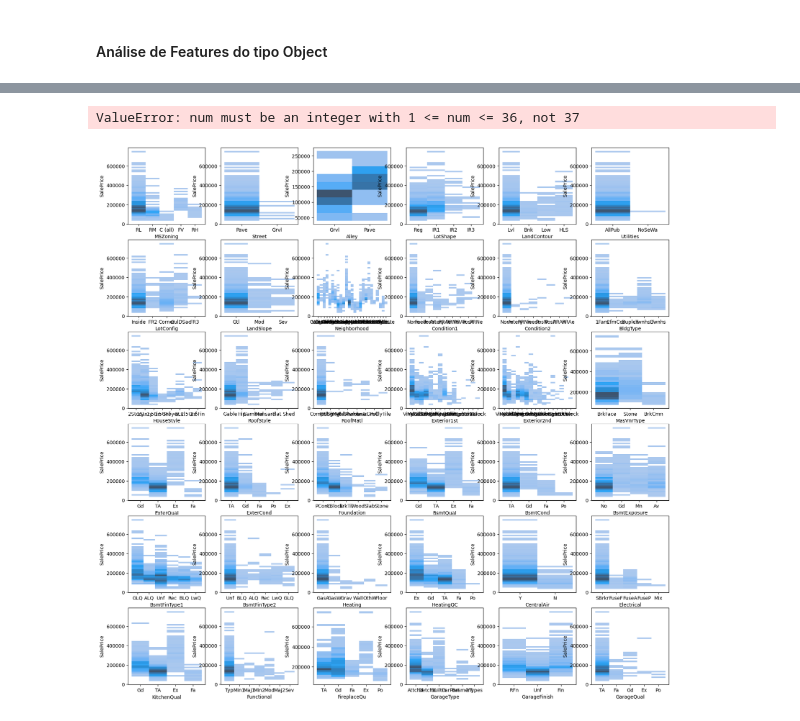
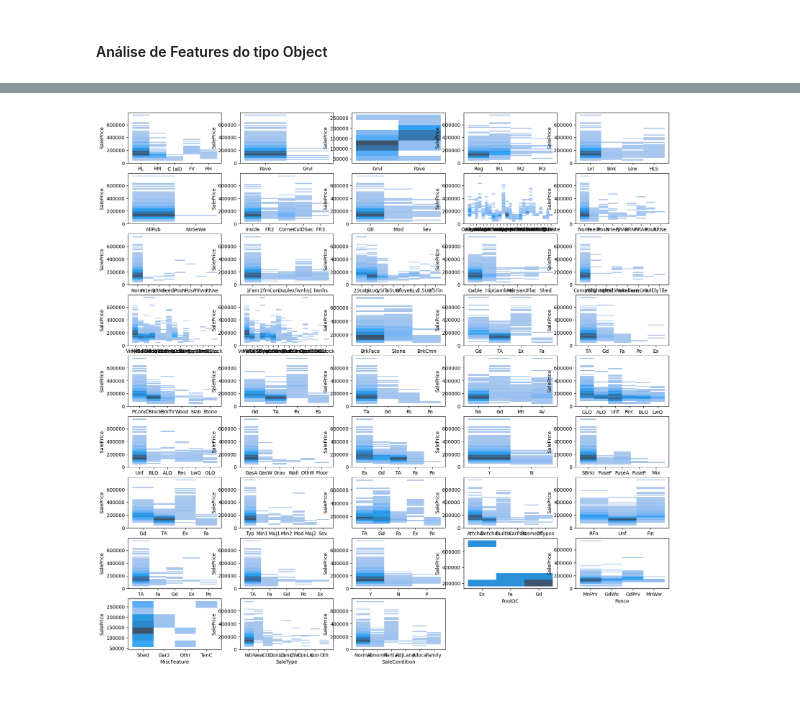
Before and after one commit to maris-silva/competicao_DS, a Jupyter notebook: analise_inicial.ipynb, the cells around one changed output, grey strips where cells are left out. Saved outputs shown, nothing was run; the diff lists cells and outputs as text; code cells hidden in the pictures.

Commit message:
primeiras análises features categóricas

```diff
--- a/analise_inicial.ipynb
+++ b/analise_inicial.ipynb
@@ -4,7 +4,8 @@ import numpy as np
 import matplotlib.pyplot as plt
 import seaborn as sns
 # %%
-df = pd.read_csv("train.csv").drop('Id', axis = 1)
+# Coluna Id é análoga às linhas do DataFrame
+df = pd.read_csv("train.csv").drop(columns=["Id"])
 # %%
 df
 # %% [output]
@@ -54,3 +55,11 @@ df.describe() # nada muito incoerente, só desbalanceado
 | 75% | 70.000000 | 80.000000 | 11601.500000 | 7.000000 | 6.000000 | 2000.000000 | 2004.000000 | 166.000000 | ... |
 | max | 190.000000 | 313.000000 | 215245.000000 | 10.000000 | 9.000000 | 2010.000000 | 2010.000000 | 1600.000000 | ... |
 8 rows × 37 columns
+# %%
+# Temos mais colunas categóricas que numéricas, mas no geral equilibrado
+df_numerical = df.select_dtypes(include=np.number)
+df_categorical = df.select_dtypes(include='object')
+n_numerical = len(df_numerical.columns) / len(df.columns)
+n_categorical = len(df_categorical.columns) / len(df.columns)
+print(f'Porcentagem de colunas categóricas: {n_categorical*100:.2f}%')
+print(f'Porcentagem de colunas numéricas: {n_numerical*100:.2f}%')
@@ -56,0 +71,3 @@ df.describe() # nada muito incoerente, só desbalanceado
+# %%
+nan = df_categorical.isna().mean()*100
+nan[nan > 5] # colunas categóricas com mais que 5% de dados nulo
@@ -57,3 +88,7 @@ df.describe() # nada muito incoerente, só desbalanceado
+# %%
+# Dropar colunas onde mais de 80% dos dados são nulos
+df = df.drop(columns=nan[nan > 80].index)
+df_categorical = df.select_dtypes(include='object')
 # %% [markdown]
 #### Análise de Features Numéricas
 # %%
@@ -96,9 +130,7 @@ df_object
 # %%
 plt.figure(figsize = (20, 20))
-df_object = df.select_dtypes(include='object')
-for (i, col) in enumerate(df_object.columns):
+for (i, col) in enumerate(df_categorical.columns):
   plt.subplot(9, 5 , i+1)
-  sns.histplot(data = df_object, x = col, y = df['SalePrice'])
+  sns.histplot(data = df_categorical, x = col, y = df['SalePrice'])
 # %% [output]
-ValueError: num must be an integer with 1 <= num <= 36, not 37
-[figure, old version]
+[figure, new version]
```
Also changed, not shown: parts of 7 cells of this notebook.
